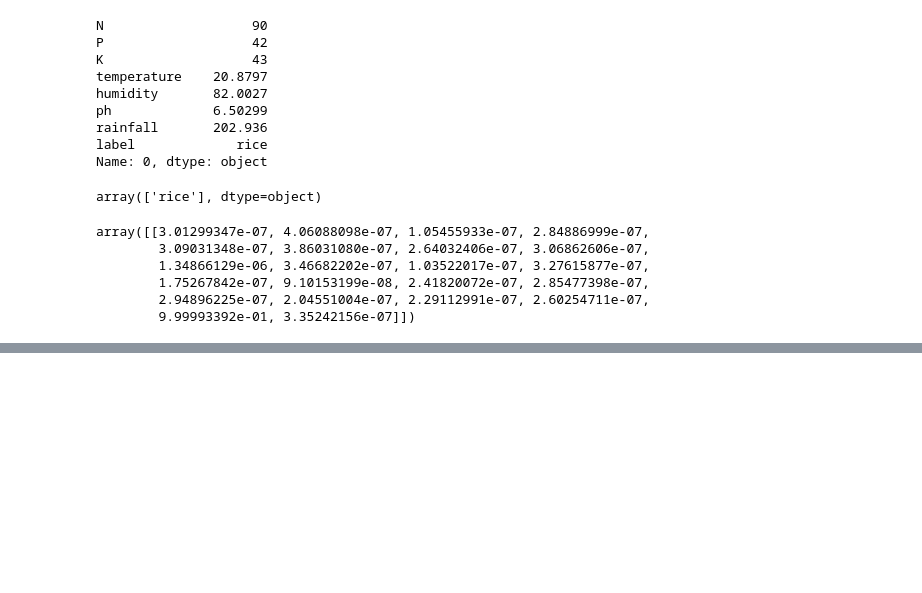
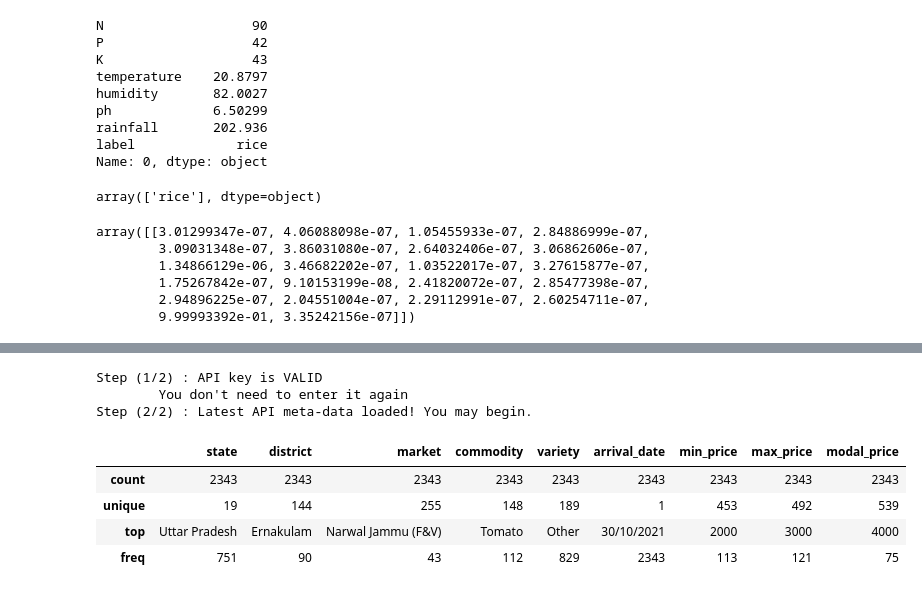
Before and after one commit to arnav127/beta01_200OK, a Jupyter notebook: services/croprec.ipynb, the cells around one changed output, grey strips where cells are left out. Drawn from its saved outputs; the diff is of its cells as text; code cells hidden in the pictures; blank space fills up the shorter version.

```diff
--- a/services/croprec.ipynb
+++ b/services/croprec.ipynb
@@ -159,0 +182,7 @@ array([[3.01299347e-07, 4.06088098e-07, 1.05455933e-07, 2.84886999e-07,
+# %%
+API_KEY = '579b464db66ec23bdd0000011ba9d12290bd43596d85ab8a2ea7bef2'
+datagovin = DataGovIndia(API_KEY)
+# %% [output]
+Step (1/2) : API key is VALID
+        You don't need to enter it again
+Step (2/2) : Latest API meta-data loaded! You may begin.
@@ -159,0 +191,8 @@ array([[3.01299347e-07, 4.06088098e-07, 1.05455933e-07, 2.84886999e-07,
+# %%
+data.describe()
+# %% [output]
+|  | state | district | market | commodity | variety | arrival_date | min_price | max_price | modal_price |
+| count | 2343 | 2343 | 2343 | 2343 | 2343 | 2343 | 2343 | 2343 | 2343 |
+| unique | 19 | 144 | 255 | 148 | 189 | 1 | 453 | 492 | 539 |
+| top | Uttar Pradesh | Ernakulam | Narwal Jammu (F&V) | Tomato | Other | 30/10/2021 | 2000 | 3000 | 4000 |
+| freq | 751 | 90 | 43 | 112 | 829 | 2343 | 113 | 121 | 75 |
```
Also changed, not shown: parts of 8 cells of this notebook, 3 other files.
